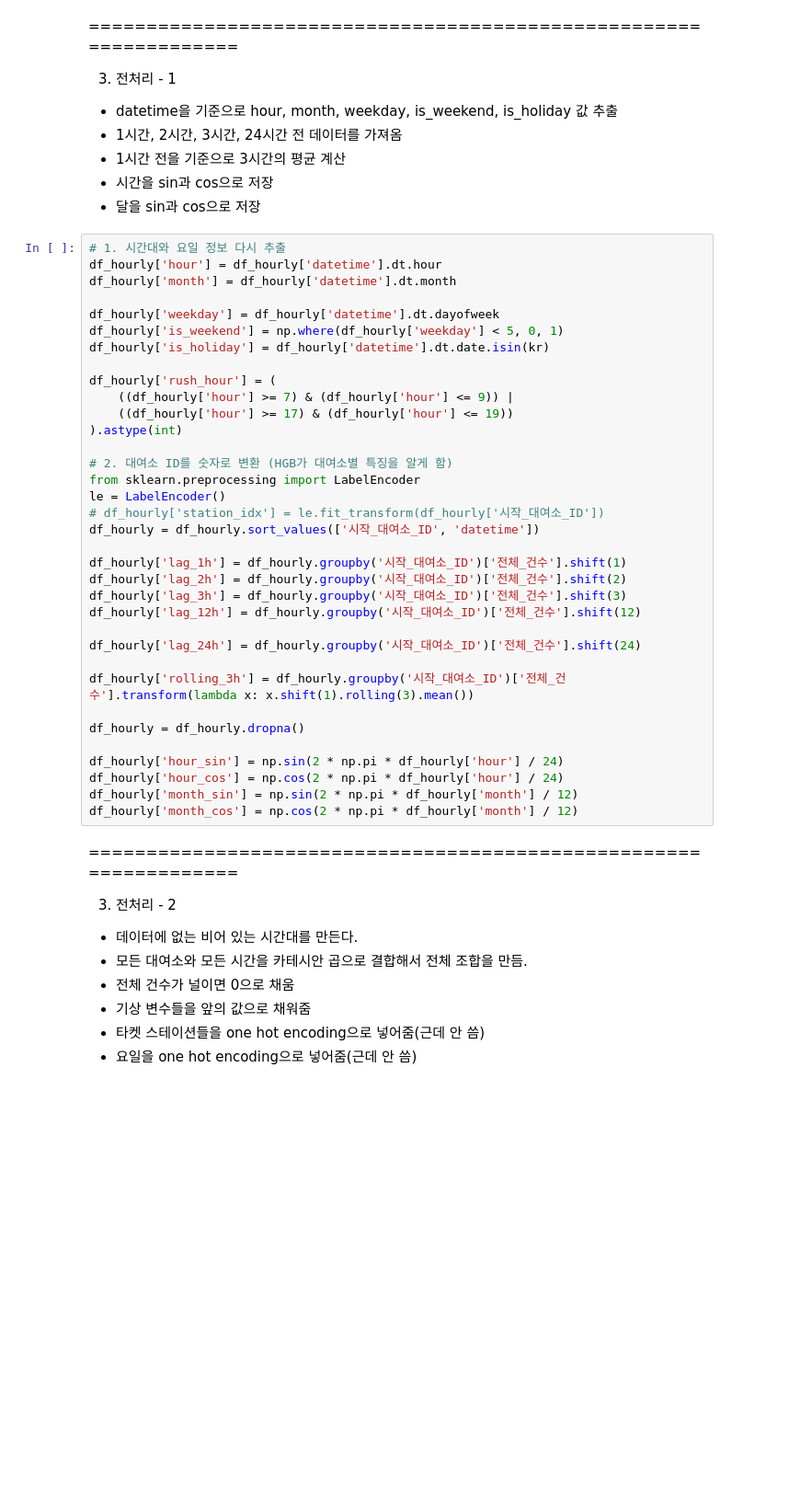
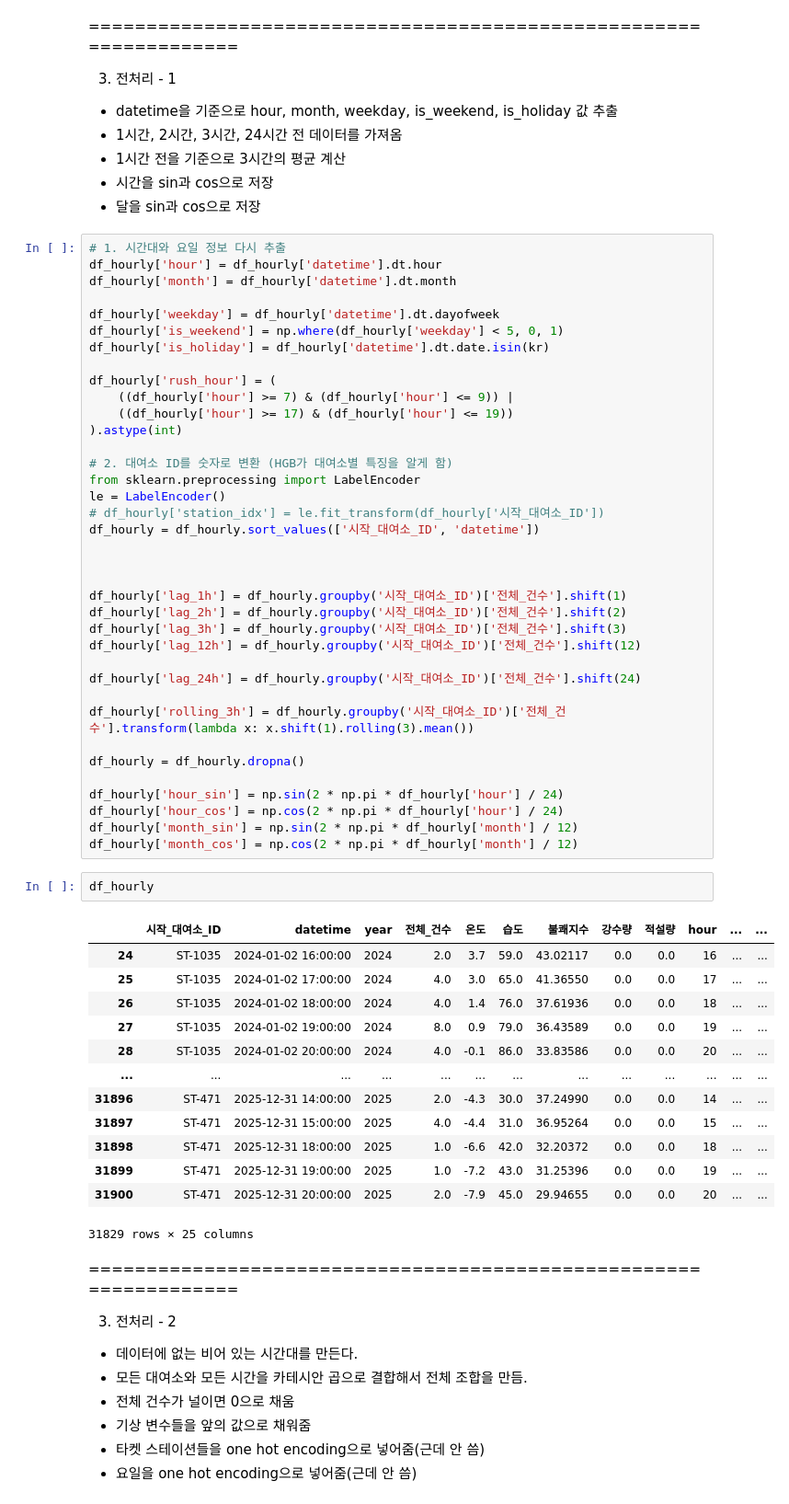
Before and after one commit to Hgracefield/EP_cycle_stations, a Jupyter notebook: Note/Zero/cycle_00.ipynb, the cells around one changed output. Shown at 92% size. Cells and saved outputs as stored; diff of their text form; blank space fills up the shorter version.

```diff
--- a/Note/Zero/cycle_00.ipynb
+++ b/Note/Zero/cycle_00.ipynb
@@ -83,6 +83,8 @@ le = LabelEncoder()
 # df_hourly['station_idx'] = le.fit_transform(df_hourly['시작_대여소_ID'])
 df_hourly = df_hourly.sort_values(['시작_대여소_ID', 'datetime'])
 
+
+
 df_hourly['lag_1h'] = df_hourly.groupby('시작_대여소_ID')['전체_건수'].shift(1)
 df_hourly['lag_2h'] = df_hourly.groupby('시작_대여소_ID')['전체_건수'].shift(2)
 df_hourly['lag_3h'] = df_hourly.groupby('시작_대여소_ID')['전체_건수'].shift(3)
@@ -98,6 +100,22 @@ df_hourly['hour_sin'] = np.sin(2 * np.pi * df_hourly['hour'] / 24)
 df_hourly['hour_cos'] = np.cos(2 * np.pi * df_hourly['hour'] / 24)
 df_hourly['month_sin'] = np.sin(2 * np.pi * df_hourly['month'] / 12)
 df_hourly['month_cos'] = np.cos(2 * np.pi * df_hourly['month'] / 12)
+# %%
+df_hourly
+# %% [output]
+|  | 시작_대여소_ID | datetime | year | 전체_건수 | 온도 | 습도 | 불쾌지수 | 강수량 | 적설량 | hour | ... | ... |
+| 24 | ST-1035 | 2024-01-02 16:00:00 | 2024 | 2.0 | 3.7 | 59.0 | 43.02117 | 0.0 | 0.0 | 16 | ... | ... |
+| 25 | ST-1035 | 2024-01-02 17:00:00 | 2024 | 4.0 | 3.0 | 65.0 | 41.36550 | 0.0 | 0.0 | 17 | ... | ... |
+| 26 | ST-1035 | 2024-01-02 18:00:00 | 2024 | 4.0 | 1.4 | 76.0 | 37.61936 | 0.0 | 0.0 | 18 | ... | ... |
+| 27 | ST-1035 | 2024-01-02 19:00:00 | 2024 | 8.0 | 0.9 | 79.0 | 36.43589 | 0.0 | 0.0 | 19 | ... | ... |
+| 28 | ST-1035 | 2024-01-02 20:00:00 | 2024 | 4.0 | -0.1 | 86.0 | 33.83586 | 0.0 | 0.0 | 20 | ... | ... |
+| ... | ... | ... | ... | ... | ... | ... | ... | ... | ... | ... | ... | ... |
+| 31896 | ST-471 | 2025-12-31 14:00:00 | 2025 | 2.0 | -4.3 | 30.0 | 37.24990 | 0.0 | 0.0 | 14 | ... | ... |
+| 31897 | ST-471 | 2025-12-31 15:00:00 | 2025 | 4.0 | -4.4 | 31.0 | 36.95264 | 0.0 | 0.0 | 15 | ... | ... |
+| 31898 | ST-471 | 2025-12-31 18:00:00 | 2025 | 1.0 | -6.6 | 42.0 | 32.20372 | 0.0 | 0.0 | 18 | ... | ... |
+| 31899 | ST-471 | 2025-12-31 19:00:00 | 2025 | 1.0 | -7.2 | 43.0 | 31.25396 | 0.0 | 0.0 | 19 | ... | ... |
+| 31900 | ST-471 | 2025-12-31 20:00:00 | 2025 | 2.0 | -7.9 | 45.0 | 29.94655 | 0.0 | 0.0 | 20 | ... | ... |
+31829 rows × 25 columns
 # %% [markdown]
 ==================================================================
 
```
Also changed, not shown: parts of 5 cells of this notebook.
